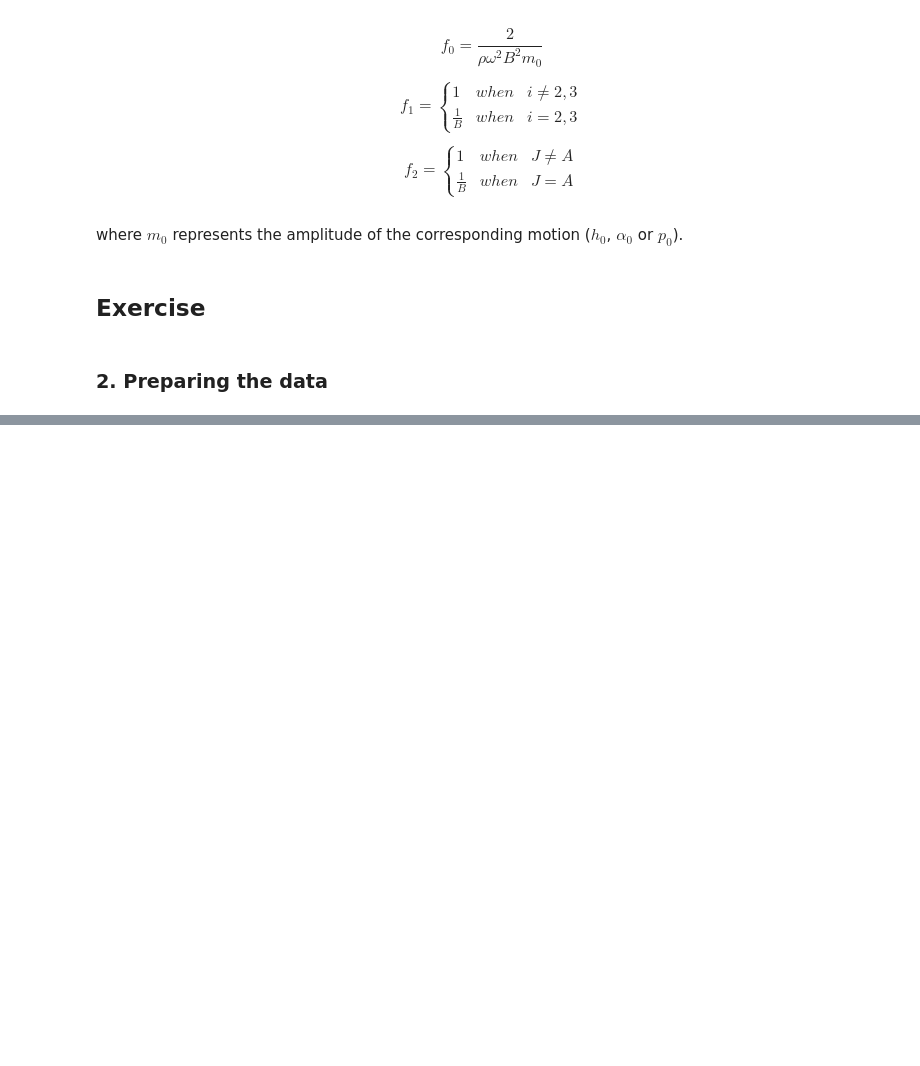
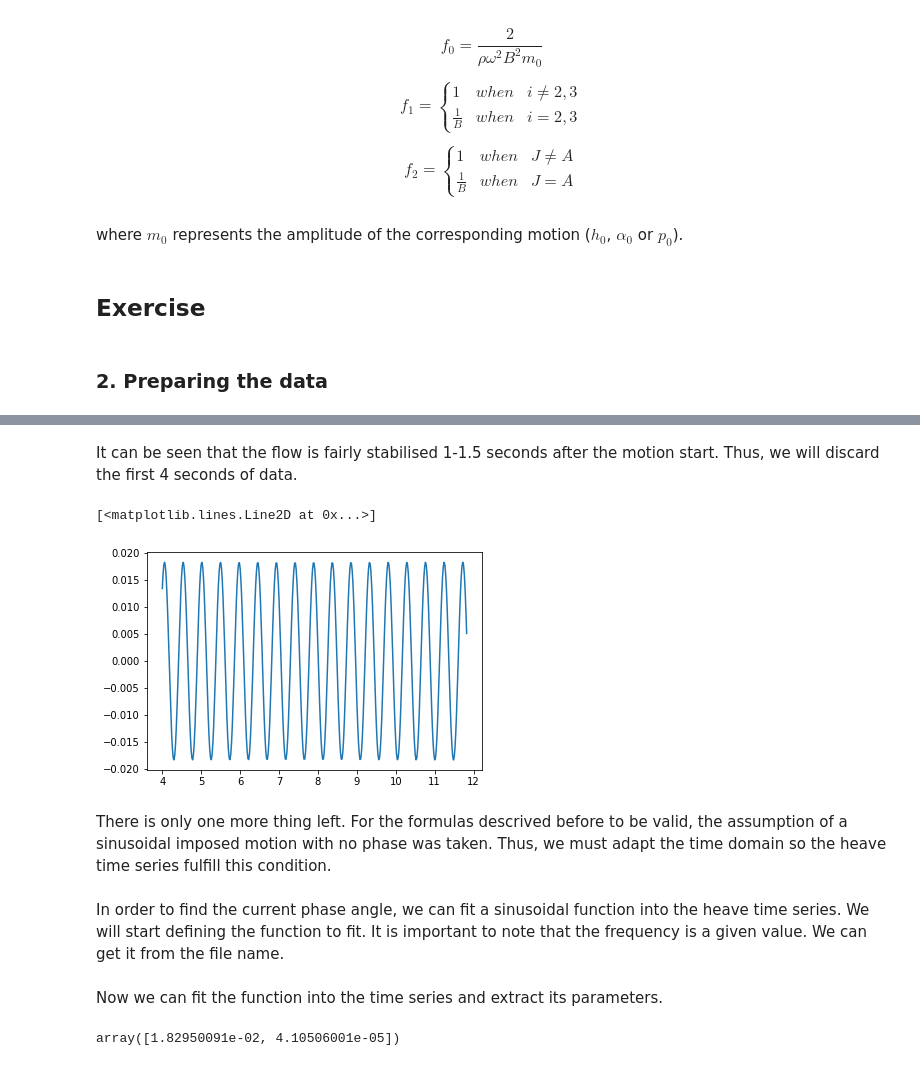
Before and after one commit to mpentek/SWEToolbox, a Jupyter notebook: 5_flutter_analysis_tools/howto_1_calculation_of_flutter_derivatives.ipynb, the cells around one changed output, grey strips where cells are left out. Saved outputs shown, nothing was run; the diff lists cells and outputs as text; code cells hidden in the pictures; blank space fills up the shorter version.

```diff
--- a/5_flutter_analysis_tools/howto_1_calculation_of_flutter_derivatives.ipynb
+++ b/5_flutter_analysis_tools/howto_1_calculation_of_flutter_derivatives.ipynb
@@ -147,0 +196,12 @@ where $m_0$ represents the amplitude of the corresponding motion ($h_0$, $\alpha
+# %% [markdown]
+It can be seen that the flow is fairly stabilised 1-1.5 seconds after the motion start. Thus, we will discard the first 4 seconds of data.
+# %%
+data = data[data['Time']>=4]
+plt.plot(data['Time'],data['Heave'])
+# %% [output]
+[<matplotlib.lines.Line2D at 0x...>]
+[figure, added]
+# %% [markdown]
+There is only one more thing left. For the formulas descrived before to be valid, the assumption of a sinusoidal imposed motion with no phase was taken. Thus, we must adapt the time domain so the heave time series fulfill this condition.
+# %% [markdown]
+In order to find the current phase angle, we can fit a sinusoidal function into the heave time series. We will start defining the function to fit. It is important to note that the frequency is a given value. We can get it from the file name.
@@ -147,0 +216,11 @@ where $m_0$ represents the amplitude of the corresponding motion ($h_0$, $\alpha
+# %% [markdown]
+Now we can fit the function into the time series and extract its parameters.
+# %%
+from scipy.optimize import curve_fit
+
+# parameters, covariance = curve_fit(function, xdata, ydata, bounds=(lower_bounds, upper_bounds))
+params, cov = curve_fit(sin_func, data['Time'], data['Heave'], bounds=([0,-np.pi], [np.inf, np.pi]))
+
+params
+# %% [output]
+array([1.82950091e-02, 4.10506001e-05])
```
Also changed, not shown: parts of 15 cells of this notebook.
